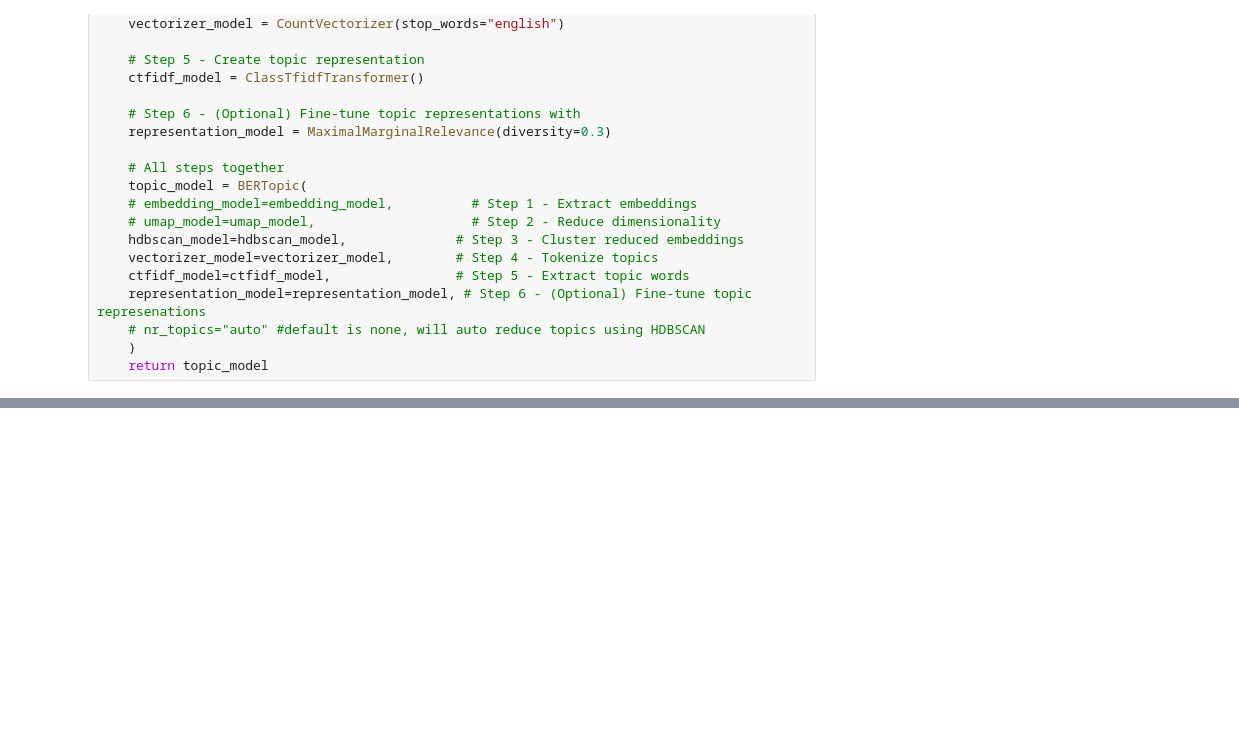
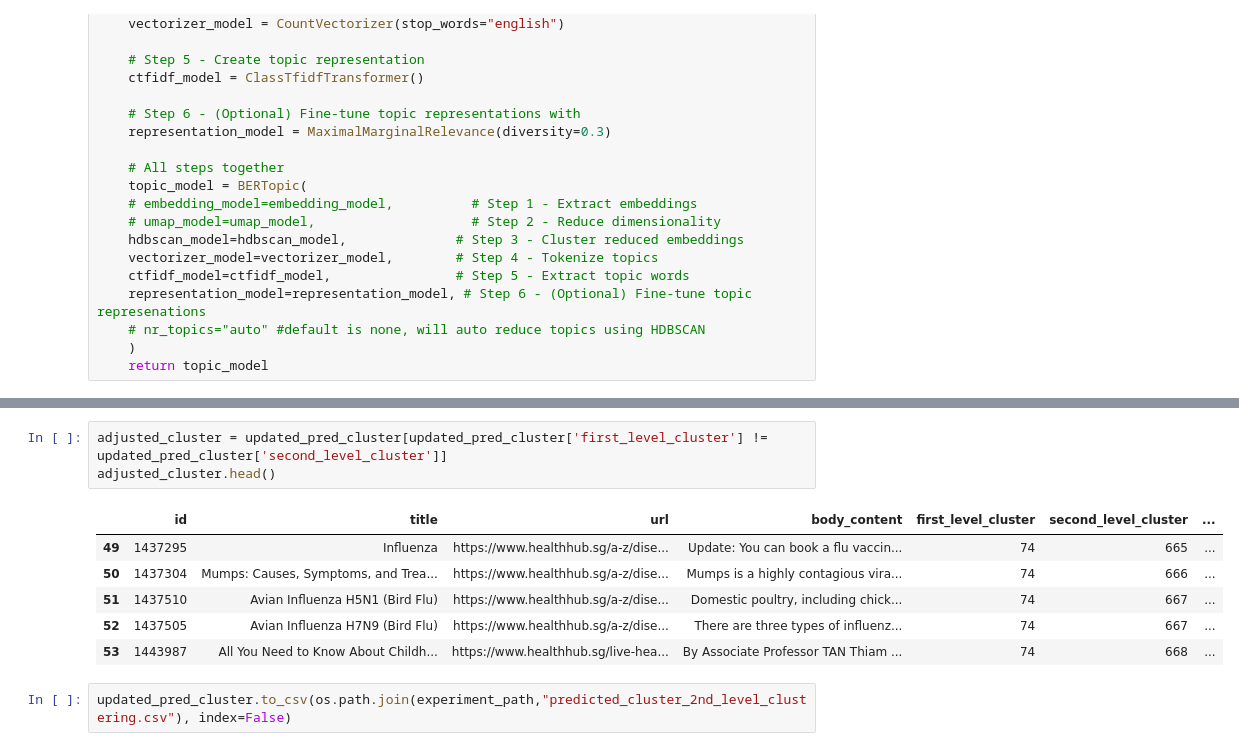
Before and after one commit to Synapxe-DNA/healthhub-content-optimization, a Jupyter notebook: content-optimization/notebooks/sub_grouping.ipynb, the cells around one changed output, grey strips where cells are left out. Saved outputs shown, nothing was run; the diff lists cells and outputs as text; blank space fills up the shorter version.

```diff
--- a/content-optimization/notebooks/sub_grouping.ipynb
+++ b/content-optimization/notebooks/sub_grouping.ipynb
@@ -289,0 +279,12 @@ final_result_df_with_numbers.sort_values('Assigned Topic Number')
+# %%
+adjusted_cluster = updated_pred_cluster[updated_pred_cluster['first_level_cluster'] != updated_pred_cluster['second_level_cluster']]
+adjusted_cluster.head()
+# %% [output]
+|  | id | title | url | body_content | first_level_cluster | second_level_cluster | ... |
+| 49 | 1437295 | Influenza | https://www.healthhub.sg/a-z/dise... | Update: You can book a flu vaccin... | 74 | 665 | ... |
+| 50 | 1437304 | Mumps: Causes, Symptoms, and Trea... | https://www.healthhub.sg/a-z/dise... | Mumps is a highly contagious vira... | 74 | 666 | ... |
+| 51 | 1437510 | Avian Influenza H5N1 (Bird Flu) | https://www.healthhub.sg/a-z/dise... | Domestic poultry, including chick... | 74 | 667 | ... |
+| 52 | 1437505 | Avian Influenza H7N9 (Bird Flu) | https://www.healthhub.sg/a-z/dise... | There are three types of influenz... | 74 | 667 | ... |
+| 53 | 1443987 | All You Need to Know About Childh... | https://www.healthhub.sg/live-hea... | By Associate Professor TAN Thiam ... | 74 | 668 | ... |
+# %%
+updated_pred_cluster.to_csv(os.path.join(experiment_path,"predicted_cluster_2nd_level_clustering.csv"), index=False)
```
Also changed, not shown: parts of 12 cells of this notebook.
